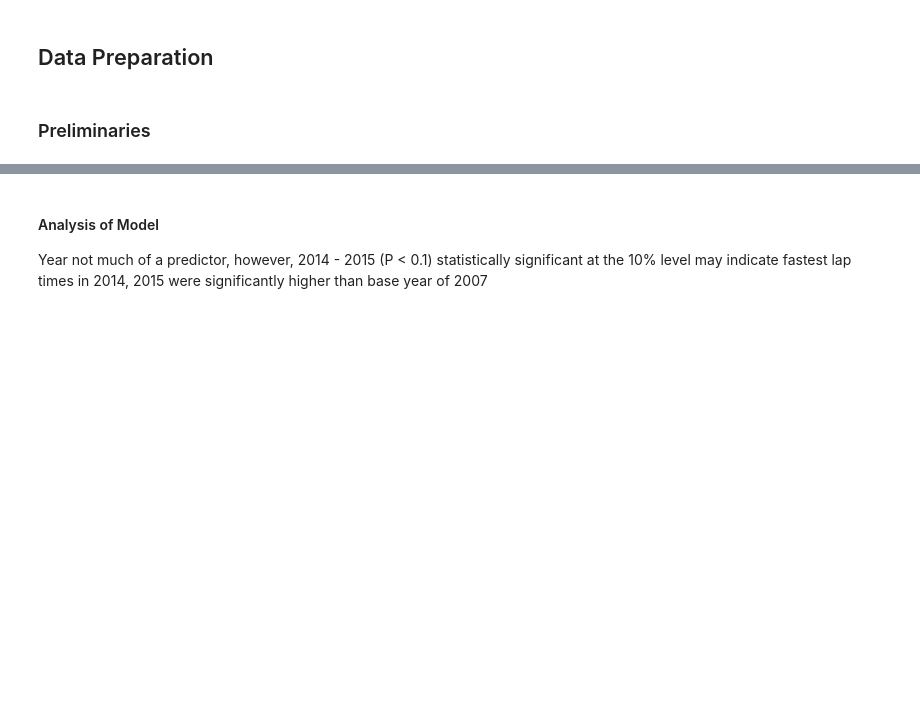
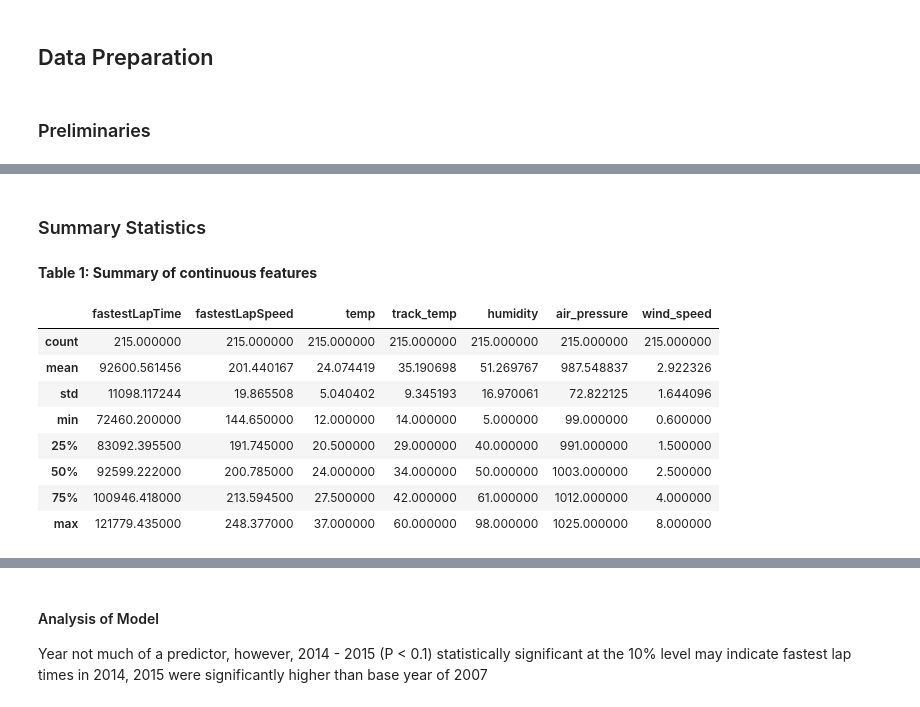
Before and after one commit to floeck/f1-weather-analysis, a Jupyter notebook: notebooks/V10FTW_Project.ipynb, the cells around one changed output, grey strips where cells are left out. Drawn from its saved outputs; the diff is of its cells as text; code cells hidden in the pictures; blank space fills up the shorter version.

```diff
--- a/notebooks/V10FTW_Project.ipynb
+++ b/notebooks/V10FTW_Project.ipynb
@@ -243,0 +183,36 @@ Warnings:
+# %%
+# Drop unneccesary columns
+races = races.drop(columns = ['year', 'circuitId', 'round', 'time', 'url'])
+results = results.drop(columns = ['resultId', 'driverId', 'constructorId', 'number', 'grid', 'position',
+                                  'positionText', 'positionOrder', 'points', 'laps', 'fastestLap', 'time',
+                                  'milliseconds', 'fastestLap', 'rank', 'statusId'])
+track_weather = track_weather.drop(columns = 'local_time')
+
+# Update problem data in columns
+results = results.replace(r'\\N','null', regex=True)
+
+# Query only those with races finishes
+results = results.loc[results['fastestLapTime'] != 'null']
+
+# Convert fastest lap speed to float
+results['fastestLapSpeed'] = results['fastestLapSpeed'].astype(float)
+
+# Convert fastest time to milliseconds
+results['fastestLapTime'] = results['fastestLapTime'].apply(to_milliseconds)
+
+# Group by track and date, then average fastest lap and top speed
+races_results = races.merge(results, on = 'raceId').groupby(['raceId', 'name', 'date']).mean()
+df = races_results.merge(track_weather, on = 'date')
+
+# Add rain column
+rain_desc = ["rain", "shower", "drizzle", "wet"]
+df['rain'] = np.where(df['weather'].str.contains('|'.join(rain_desc)), 'wet', 'dry')
+
+# Add relevant categorical columns
+df['year'] = df['date'].str[:4].astype(int).astype('category')
+df['track'] = df['track'].astype('category')
+df['rain'] = df['rain'].astype('category')
+
+# Round & export dataframe to csv
+df = df.round(3)
+df.to_csv('../data/V10FTW_Data.csv')
@@ -243,0 +262,17 @@ Warnings:
+# %% [markdown]
+### Summary Statistics
+# %%
+from IPython.display import display, HTML
+display(HTML('<b>Table 1: Summary of continuous features</b>'))
+df.describe(include='float64')
+# %% [output]
+Table 1: Summary of continuous features
+|  | fastestLapTime | fastestLapSpeed | temp | track_temp | humidity | air_pressure | wind_speed |
+| count | 215.000000 | 215.000000 | 215.000000 | 215.000000 | 215.000000 | 215.000000 | 215.000000 |
+| mean | 92600.561456 | 201.440167 | 24.074419 | 35.190698 | 51.269767 | 987.548837 | 2.922326 |
+| std | 11098.117244 | 19.865508 | 5.040402 | 9.345193 | 16.970061 | 72.822125 | 1.644096 |
+| min | 72460.200000 | 144.650000 | 12.000000 | 14.000000 | 5.000000 | 99.000000 | 0.600000 |
+| 25% | 83092.395500 | 191.745000 | 20.500000 | 29.000000 | 40.000000 | 991.000000 | 1.500000 |
+| 50% | 92599.222000 | 200.785000 | 24.000000 | 34.000000 | 50.000000 | 1003.000000 | 2.500000 |
+| 75% | 100946.418000 | 213.594500 | 27.500000 | 42.000000 | 61.000000 | 1012.000000 | 4.000000 |
+| max | 121779.435000 | 248.377000 | 37.000000 | 60.000000 | 98.000000 | 1025.000000 | 8.000000 |
```
Also changed, not shown: parts of 50 cells of this notebook, 1 other file.
